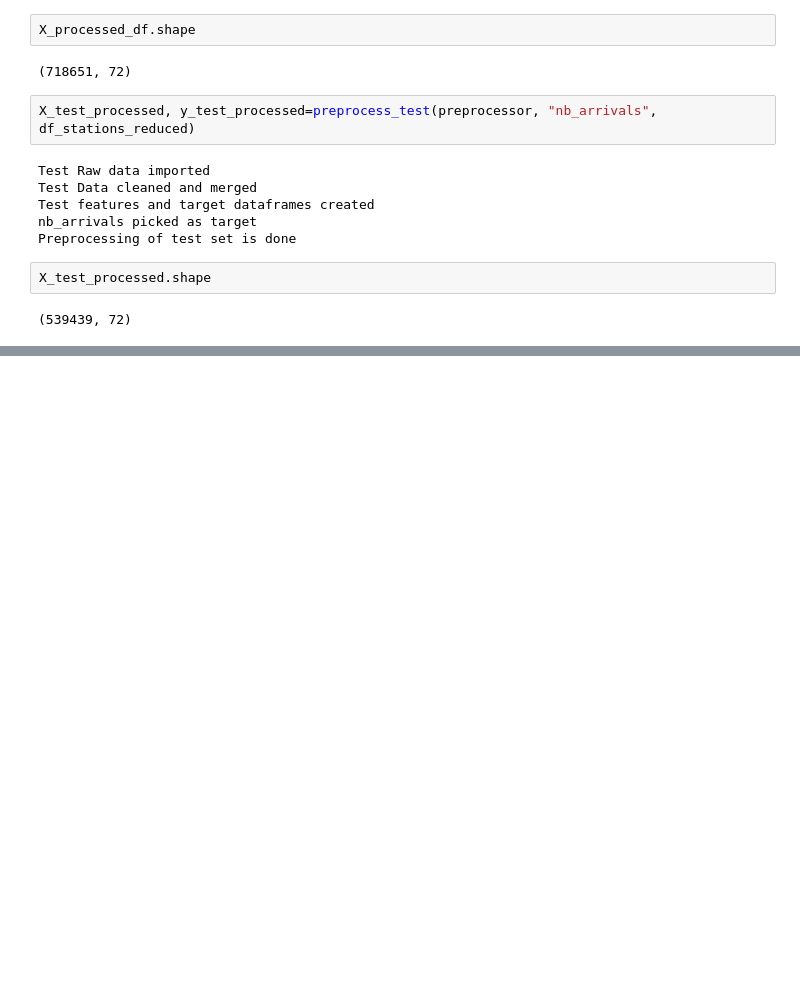
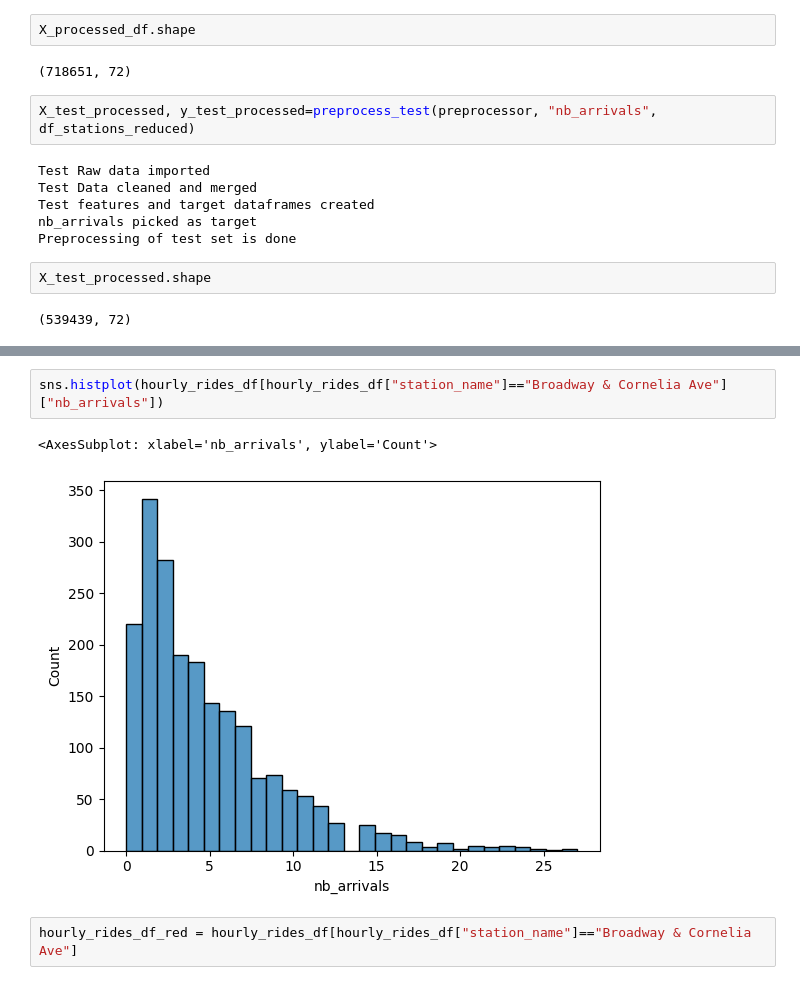
Before and after one commit to G-Dolle/DIVVY_BIKE, a Jupyter notebook: notebooks/generalize.ipynb, the cells around one changed output, grey strips where cells are left out. Drawn from its saved outputs; the diff is of its cells as text; blank space fills up the shorter version.

```diff
--- a/notebooks/generalize.ipynb
+++ b/notebooks/generalize.ipynb
@@ -765,0 +933,7 @@ Successfully installed deap-1.3.3 stopit-1.1.2 tpot-0.11.7 tqdm-4.64.1 update-ch
+# %%
+sns.histplot(hourly_rides_df[hourly_rides_df["station_name"]=="Broadway & Cornelia Ave"]["nb_arrivals"])
+# %% [output]
+<AxesSubplot: xlabel='nb_arrivals', ylabel='Count'>
+[figure, added]
+# %%
+hourly_rides_df_red = hourly_rides_df[hourly_rides_df["station_name"]=="Broadway & Cornelia Ave"]
```
Also changed, not shown: parts of 71 cells of this notebook, 1 other file.
